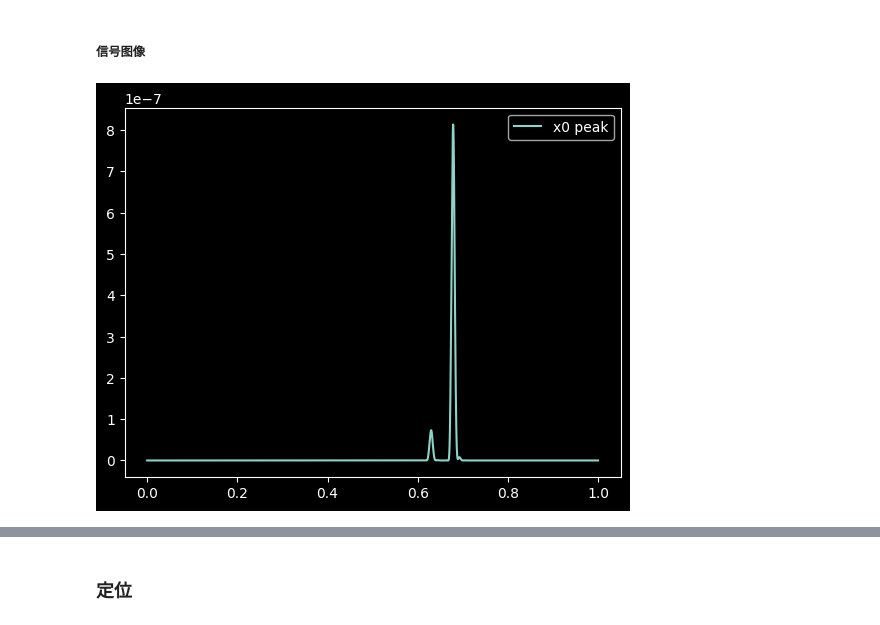
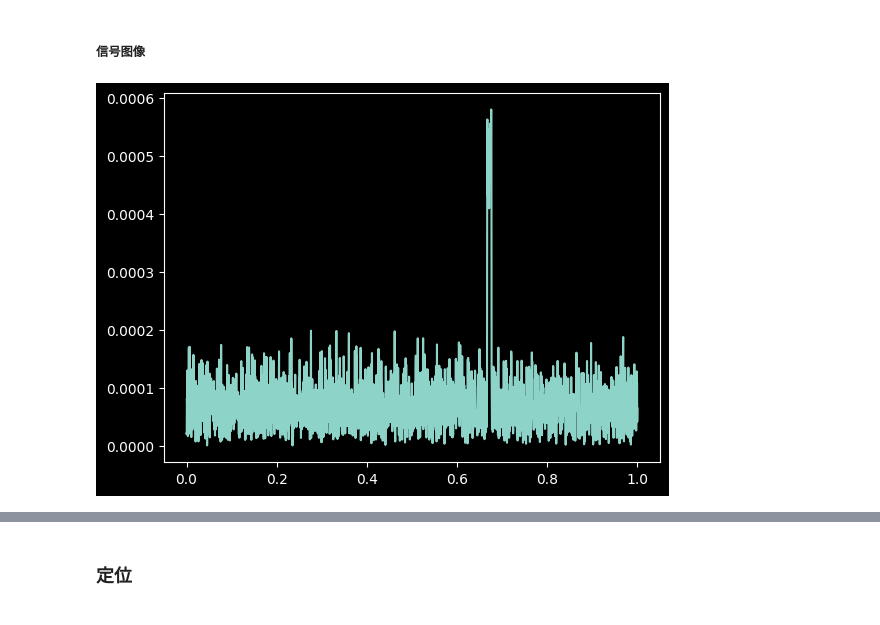
Before and after one commit to LeoJhonSong/ternary-array-passive-bearing, a Jupyter notebook: main.ipynb, the cells around one changed output, grey strips where cells are left out. Saved outputs shown, nothing was run; the diff lists cells and outputs as text; code cells hidden in the pictures.

```diff
--- a/main.ipynb
+++ b/main.ipynb
@@ -62,18 +69,2 @@ sf.write(f'fc_{fc}-fs_factor_8.flac', x0, fs)
 # %% [markdown]
 ##### 信号图像
-# %%
-# %matplotlib qt
-
-sos = signal.butter(3, (target_sig.f - 50, target_sig.f + 50), 'bandpass', fs=fs, output='sos')
-pow_num = 2
-x_filtered = [signal.sosfilt(sos, x_i)**pow_num for x_i in x]
-peaks = [signal.find_peaks(x_i, height=0, distance=8)[0] for x_i in x_filtered]
-
-i = 0
-# plt.plot(t, x[i], label=f'x{i}')
-# plt.plot(t, x_filtered[i], label=f'x{i} filtered')
-plt.plot(t[peaks[i]], x_filtered[i][peaks[i]], label=f'x{i} peak')
-plt.legend()
-plt.show()
-# %% [output]
-[figure, removed]
@@ -79,0 +74,6 @@ plt.show()
+# %%
+f, t1, Zxx = signal.stft(x[0], fs)
+plt.plot(t1, np.abs(Zxx[np.argmin(np.abs(f-target_sig.f)),:]))
+plt.show()
+# %% [output]
+[figure, added]
```
Also changed, not shown: parts of 10 cells of this notebook, 1 other file.
